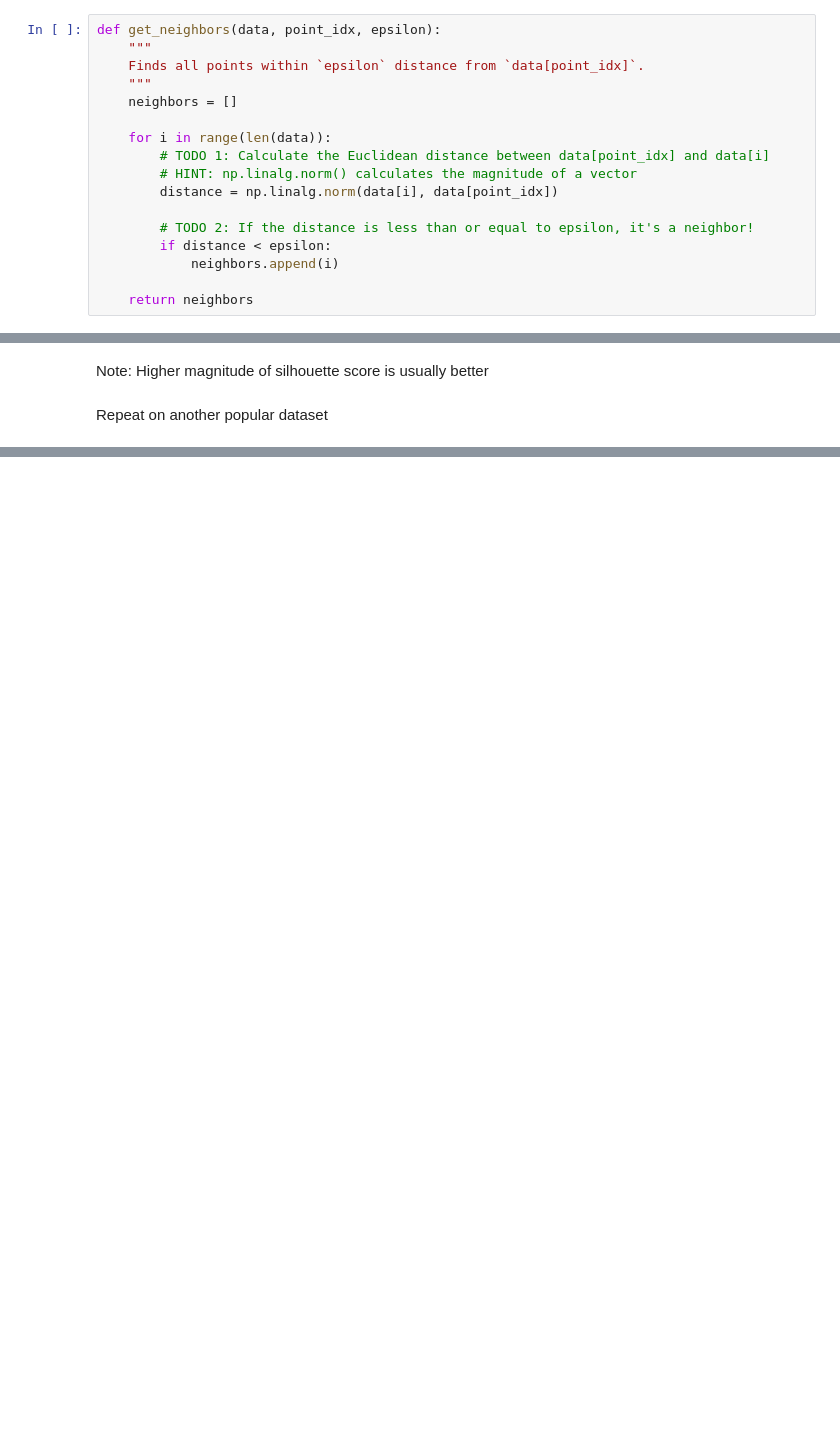
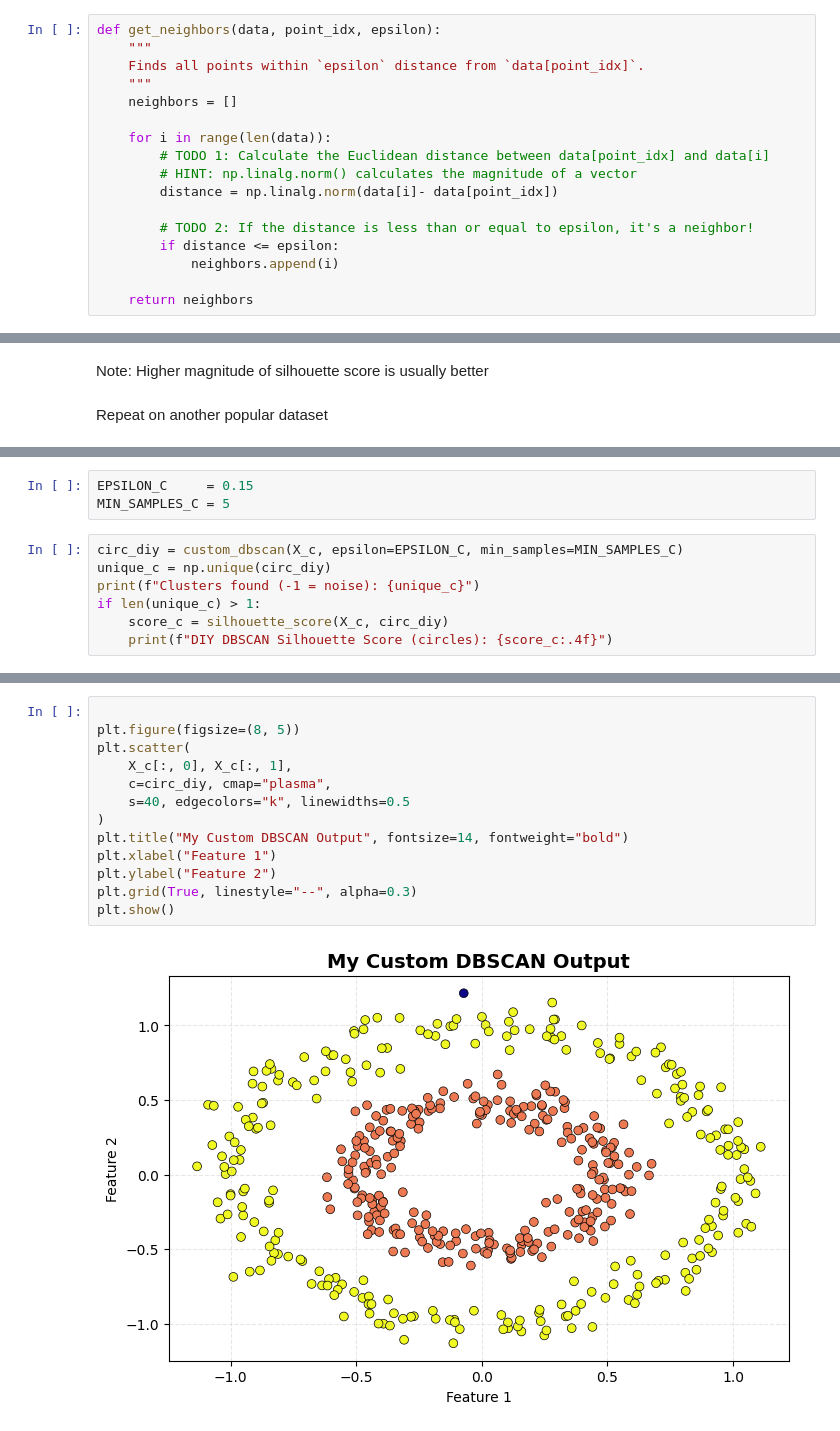
Before and after one commit to Brodevil/EPOCH-spring-camp, a Jupyter notebook: Session-2/DBSCAN/dbscan.ipynb, the cells around one changed output, grey strips where cells are left out. Cells and saved outputs as stored; diff of their text form; blank space fills up the shorter version.

Commit message:
DBSCAN task completed

```diff
--- a/Session-2/DBSCAN/dbscan.ipynb
+++ b/Session-2/DBSCAN/dbscan.ipynb
@@ -107,10 +107,10 @@ def get_neighbors(data, point_idx, epsilon):
     for i in range(len(data)):
         # TODO 1: Calculate the Euclidean distance between data[point_idx] and data[i]
         # HINT: np.linalg.norm() calculates the magnitude of a vector
-        distance = np.linalg.norm(data[i], data[point_idx])
+        distance = np.linalg.norm(data[i]- data[point_idx])
 
         # TODO 2: If the distance is less than or equal to epsilon, it's a neighbor!
-        if distance < epsilon:
+        if distance <= epsilon:
             neighbors.append(i)
 
     return neighbors
@@ -268,0 +310,10 @@ Repeat on another popular dataset
+# %%
+EPSILON_C     = 0.15
+MIN_SAMPLES_C = 5
+# %%
+circ_diy = custom_dbscan(X_c, epsilon=EPSILON_C, min_samples=MIN_SAMPLES_C)
+unique_c = np.unique(circ_diy)
+print(f"Clusters found (-1 = noise): {unique_c}")
+if len(unique_c) > 1:
+    score_c = silhouette_score(X_c, circ_diy)
+    print(f"DIY DBSCAN Silhouette Score (circles): {score_c:.4f}")
@@ -268,0 +323,15 @@ Repeat on another popular dataset
+# %%
+
+plt.figure(figsize=(8, 5))
+plt.scatter(
+    X_c[:, 0], X_c[:, 1],
+    c=circ_diy, cmap="plasma",
+    s=40, edgecolors="k", linewidths=0.5
+)
+plt.title("My Custom DBSCAN Output", fontsize=14, fontweight="bold")
+plt.xlabel("Feature 1")
+plt.ylabel("Feature 2")
+plt.grid(True, linestyle="--", alpha=0.3)
+plt.show()
+# %% [output]
+[figure, added]
```
Also changed, not shown: parts of 6 cells of this notebook, 1 other file.
